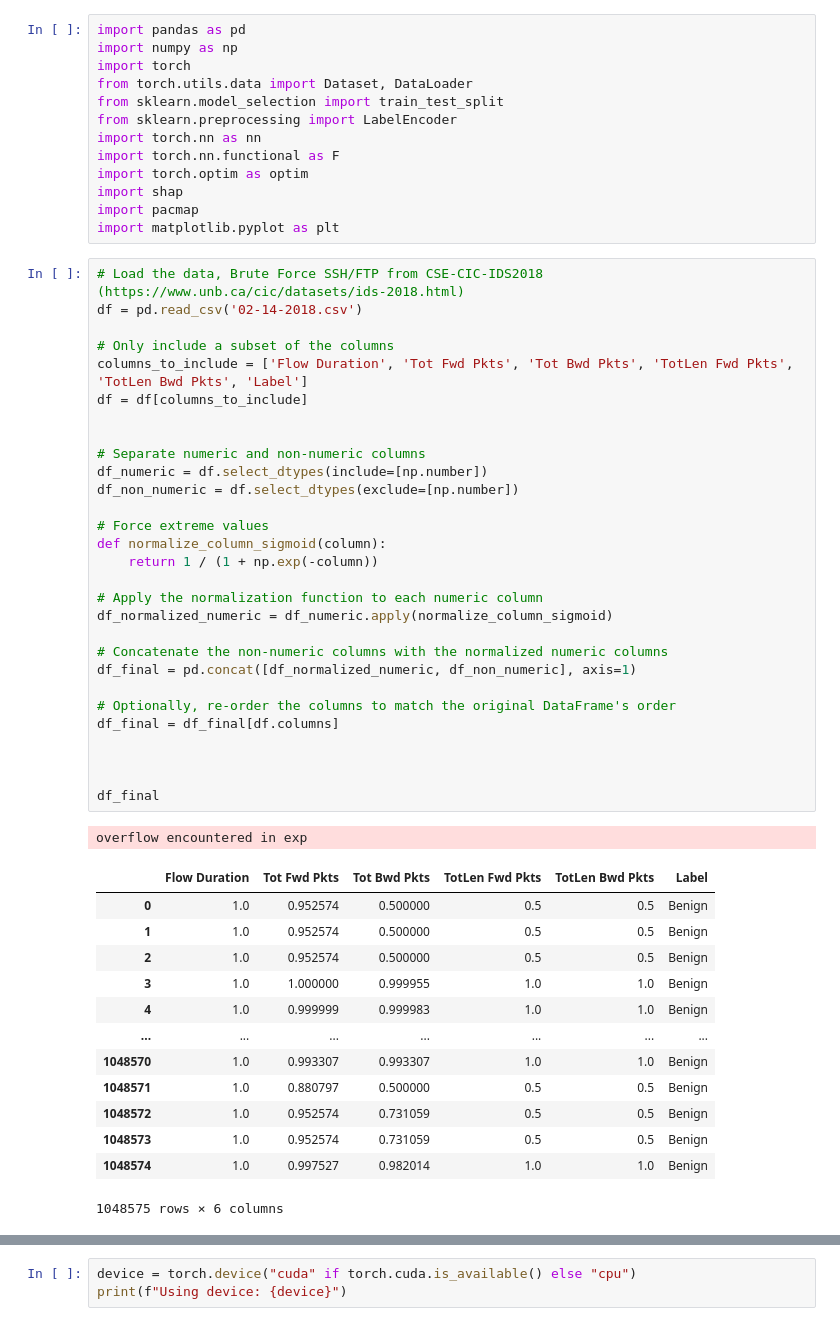
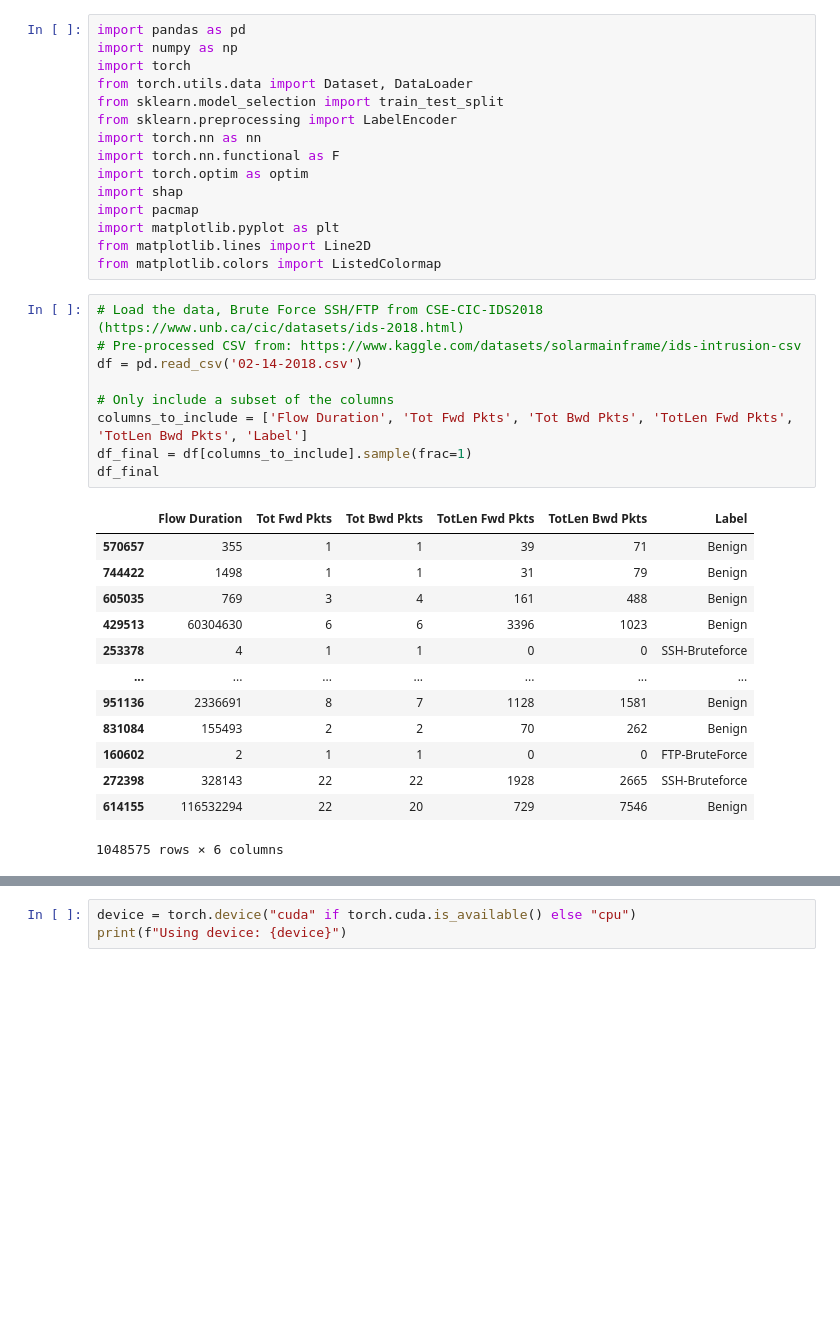
Before and after one commit to gavin-black-dsu/ids2018_explain, a Jupyter notebook: IDS_Explainability.ipynb, the cells around one changed output, grey strips where cells are left out. Drawn from its saved outputs; the diff is of its cells as text; blank space fills up the shorter version.

```diff
--- a/IDS_Explainability.ipynb
+++ b/IDS_Explainability.ipynb
@@ -11,50 +11,31 @@ import torch.optim as optim
 import shap
 import pacmap
 import matplotlib.pyplot as plt
+from matplotlib.lines import Line2D
+from matplotlib.colors import ListedColormap
 # %%
 # Load the data, Brute Force SSH/FTP from CSE-CIC-IDS2018 (https://www.unb.ca/cic/datasets/ids-2018.html)
+# Pre-processed CSV from: https://www.kaggle.com/datasets/solarmainframe/ids-intrusion-csv
 df = pd.read_csv('02-14-2018.csv')
 
 # Only include a subset of the columns
 columns_to_include = ['Flow Duration', 'Tot Fwd Pkts', 'Tot Bwd Pkts', 'TotLen Fwd Pkts', 'TotLen Bwd Pkts', 'Label']
-df = df[columns_to_include]
-
-
-# Separate numeric and non-numeric columns
-df_numeric = df.select_dtypes(include=[np.number])
-df_non_numeric = df.select_dtypes(exclude=[np.number])
-
-# Force extreme values
-def normalize_column_sigmoid(column):
-    return 1 / (1 + np.exp(-column))
-
-# Apply the normalization function to each numeric column
-df_normalized_numeric = df_numeric.apply(normalize_column_sigmoid)
-
-# Concatenate the non-numeric columns with the normalized numeric columns
-df_final = pd.concat([df_normalized_numeric, df_non_numeric], axis=1)
-
-# Optionally, re-order the columns to match the original DataFrame's order
-df_final = df_final[df.columns]
-
-
-
+df_final = df[columns_to_include].sample(frac=1)
 df_final
 # %% [output]
+|  | Flow Duration | Tot Fwd Pkts | Tot Bwd Pkts | TotLen Fwd Pkts | TotLen Bwd Pkts | Label |
+| 570657 | 355 | 1 | 1 | 39 | 71 | Benign |
+| 744422 | 1498 | 1 | 1 | 31 | 79 | Benign |
+| 605035 | 769 | 3 | 4 | 161 | 488 | Benign |
+| 429513 | 60304630 | 6 | 6 | 3396 | 1023 | Benign |
+| 253378 | 4 | 1 | 1 | 0 | 0 | SSH-Bruteforce |
+| ... | ... | ... | ... | ... | ... | ... |
+| 951136 | 2336691 | 8 | 7 | 1128 | 1581 | Benign |
+| 831084 | 155493 | 2 | 2 | 70 | 262 | Benign |
+| 160602 | 2 | 1 | 1 | 0 | 0 | FTP-BruteForce |
+| 272398 | 328143 | 22 | 22 | 1928 | 2665 | SSH-Bruteforce |
+| 614155 | 116532294 | 22 | 20 | 729 | 7546 | Benign |
-overflow encountered in exp
+1048575 rows × 6 columns
-|  | Flow Duration | Tot Fwd Pkts | Tot Bwd Pkts | TotLen Fwd Pkts | TotLen Bwd Pkts | Label |
-| 0 | 1.0 | 0.952574 | 0.500000 | 0.5 | 0.5 | Benign |
-| 1 | 1.0 | 0.952574 | 0.500000 | 0.5 | 0.5 | Benign |
-| 2 | 1.0 | 0.952574 | 0.500000 | 0.5 | 0.5 | Benign |
-| 3 | 1.0 | 1.000000 | 0.999955 | 1.0 | 1.0 | Benign |
-| 4 | 1.0 | 0.999999 | 0.999983 | 1.0 | 1.0 | Benign |
-| ... | ... | ... | ... | ... | ... | ... |
-| 1048570 | 1.0 | 0.993307 | 0.993307 | 1.0 | 1.0 | Benign |
-| 1048571 | 1.0 | 0.880797 | 0.500000 | 0.5 | 0.5 | Benign |
-| 1048572 | 1.0 | 0.952574 | 0.731059 | 0.5 | 0.5 | Benign |
-| 1048573 | 1.0 | 0.952574 | 0.731059 | 0.5 | 0.5 | Benign |
-| 1048574 | 1.0 | 0.997527 | 0.982014 | 1.0 | 1.0 | Benign |
-1048575 rows × 6 columns
 # %%
 df = df_final
 label_counts = df['Label'].value_counts()
```
Also changed, not shown: parts of 10 cells of this notebook.
